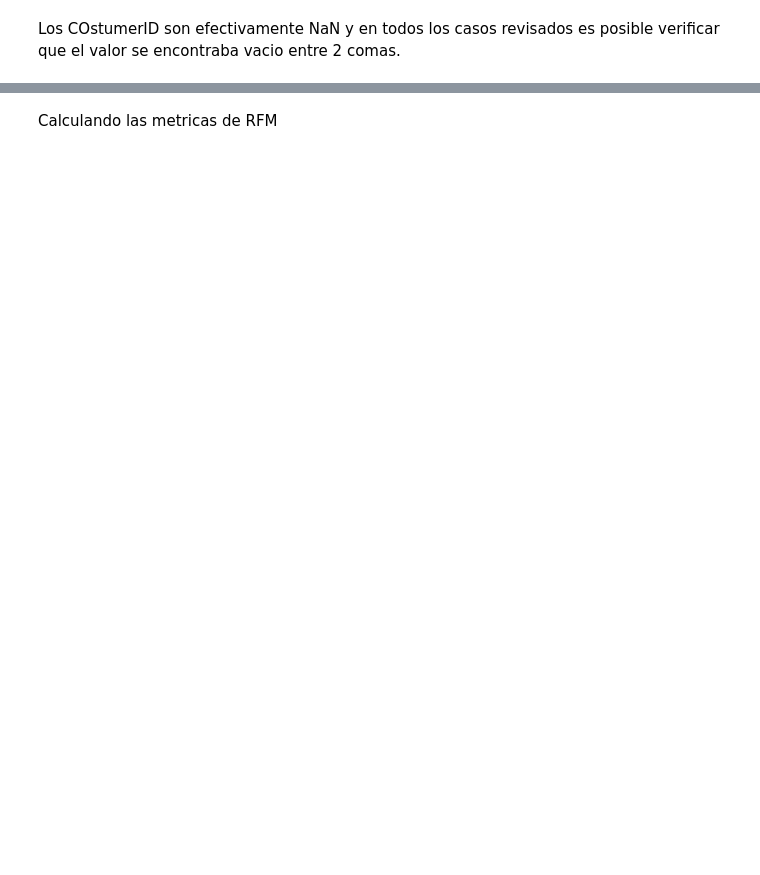
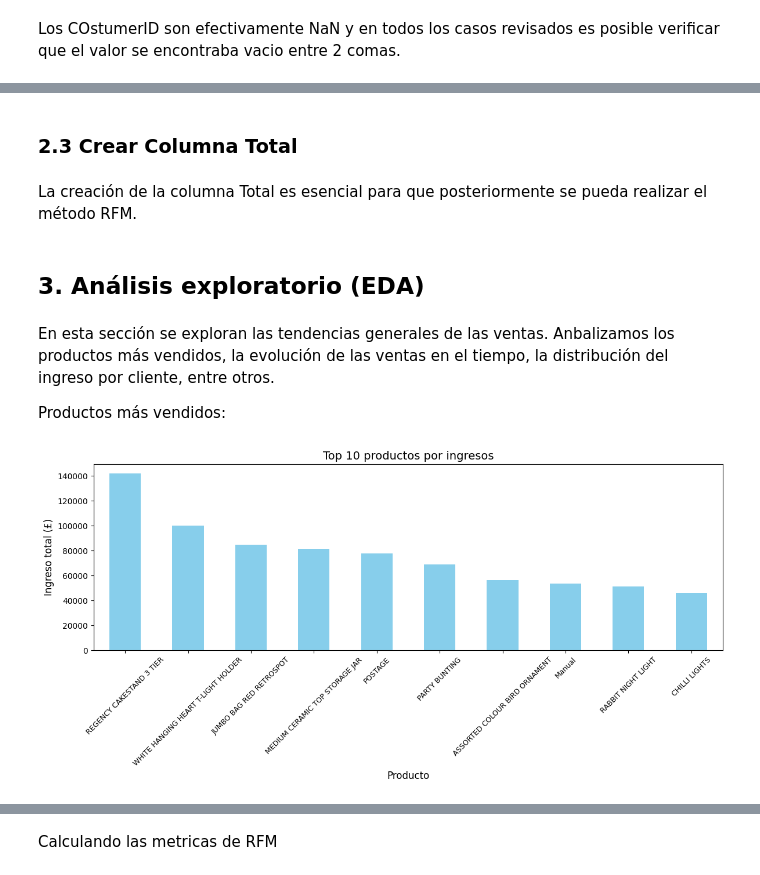
Before and after one commit to MiguelCrispim911/Proyecto-Segmentacion-RFM, a Jupyter notebook: notebooks/analisis.ipynb, the cells around one changed output, grey strips where cells are left out. Drawn from its saved outputs; the diff is of its cells as text; code cells hidden in the pictures; blank space fills up the shorter version.

```diff
--- a/notebooks/analisis.ipynb
+++ b/notebooks/analisis.ipynb
@@ -114,0 +169,4 @@ Los COstumerID son efectivamente NaN y en todos los casos revisados es posible v
+# %%
+cat_cols = ['StockCode', 'Description', 'CustomerID', 'Country']
+df[cat_cols] = df[cat_cols].astype('category')
+df.info()
@@ -115,2 +193,9 @@ Los COstumerID son efectivamente NaN y en todos los casos revisados es posible v
 # %%
-df.dropna(inplace=True) #Eliminamos los nulos de todo el dataframe, elimina en el propio dataframe ya que usamos inplace=True
+filas_antes = len(df)
+# Eliminar devoluciones y productos sin valor
+df = df[(df['Quantity'] > 0) & (df['UnitPrice'] > 0)]
+filas_despues = len(df)
+
+# Numero de filas eliminadas
+eliminados = filas_antes - filas_despues
+print(f"Registros eliminados: {eliminados}")
@@ -116,0 +218,2 @@ df.dropna(inplace=True) #Eliminamos los nulos de todo el dataframe, elimina en e
+# %%
+df = df.dropna(subset=['CustomerID'])
@@ -178,2 +235,0 @@ df.describe().T #Existen valores que son negativos que corresponden a devolucion
-# %%
-df = df[df['Quantity'] > 0] #Eliminamos las devoluciones, ya que no nos interesan para el análisis de clientes
@@ -183,0 +238,2 @@ df['Total']=df['Quantity'] * df['UnitPrice'] #Creamos una nueva columna Total qu
+# %% [markdown]
+### 2.3 Crear Columna Total
@@ -183,0 +242,29 @@ df['Total']=df['Quantity'] * df['UnitPrice'] #Creamos una nueva columna Total qu
+# %% [markdown]
+La creación de la columna Total es esencial para que posteriormente se pueda realizar el método RFM.
+# %% [markdown]
+## 3. Análisis exploratorio (EDA)
+# %% [markdown]
+En esta sección se exploran las tendencias generales de las ventas. Anbalizamos los productos más vendidos, la evolución de las ventas en el tiempo, la distribución del ingreso por cliente, entre otros.
+
+Productos más vendidos:
+# %%
+# Top 10 productos por ingreso total
+top_productos = (
+    df.groupby('Description')['Total']
+    .sum()
+    .sort_values(ascending=False)
+    .head(10)
+)
+
+# Gráfico de barras
+plt.figure(figsize=(12, 6))
+top_productos.plot(kind='bar', color='skyblue')
+plt.title('Top 10 productos por ingresos', fontsize=14)
+plt.xlabel('Producto', fontsize=12)
+plt.ylabel('Ingreso total (£)', fontsize=12)
+plt.xticks(rotation=45, fontsize=9)  # letra más pequeña
+plt.yticks(fontsize=10)
+plt.tight_layout()
+plt.show()
+# %% [output]
+[figure, added]
```
Also changed, not shown: parts of 29 cells of this notebook.
